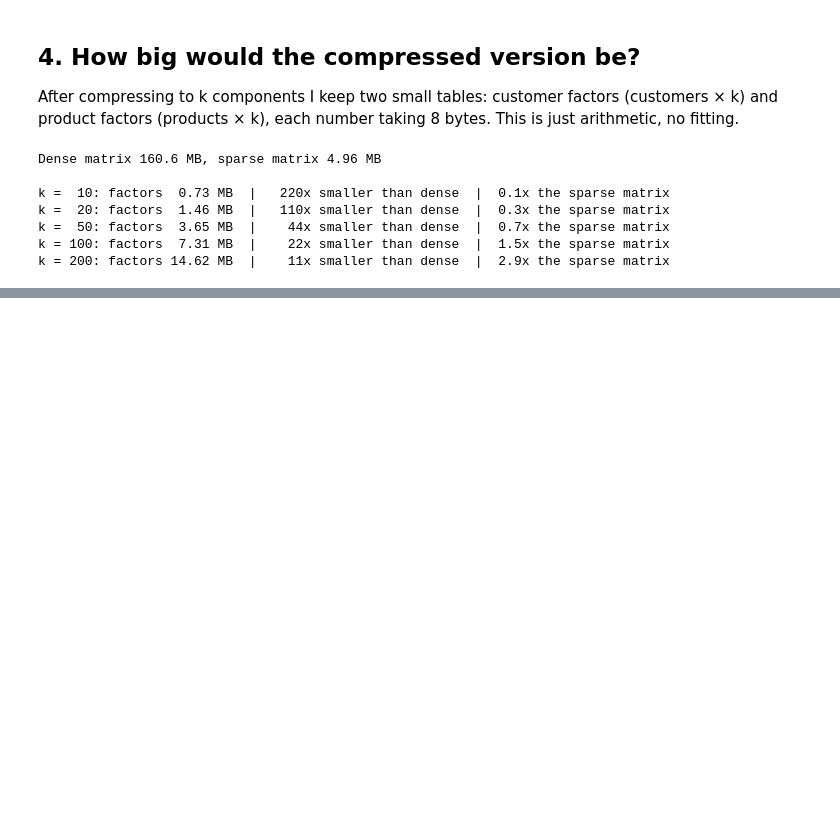
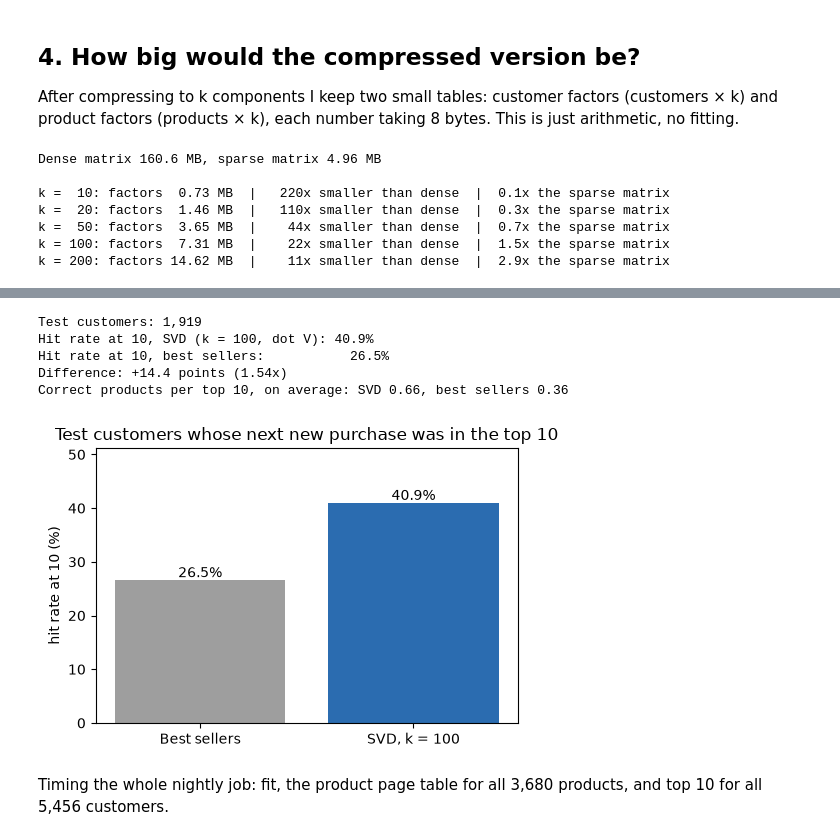
Before and after one commit to AchintyaShah25/MiniProj_Linear_Algebra, a Jupyter notebook: ML_Engineer.ipynb, the cells around one changed output, grey strips where cells are left out. Saved outputs shown, nothing was run; the diff lists cells and outputs as text; code cells hidden in the pictures; blank space fills up the shorter version.

```diff
--- a/ML_Engineer.ipynb
+++ b/ML_Engineer.ipynb
@@ -133,0 +359,17 @@ Fit `TruncatedSVD` for each k in `K_GRID` and plot reconstruction error against
+# %%
+t = time.perf_counter()
+svd = TruncatedSVD(n_components=K, random_state=SEED).fit(A)
+svd_fit_secs = time.perf_counter() - t
+P_box = normalize(svd.components_.T * svd.singular_values_)
+desc = products["Description"].str.strip().to_numpy()
+
+def similar(j, n=10):
+    s = P_box @ P_box[j]
+    s[j] = -np.inf
+    return np.argsort(-s)[:n]
+
+def recommend(rows, n=10):
+    return top_n(svd_scorer(svd, METHOD), A, np.asarray(rows), n=n)
+
+for j in products["n_customers"].nlargest(3).index:
+    print(f"{desc[j]}\n    also bought: " + "; ".join(desc[similar(j, 5)]))
@@ -133,0 +387,36 @@ Fit `TruncatedSVD` for each k in `K_GRID` and plot reconstruction error against
+# %%
+test_rows = np.sort(heldout["cust_row"].unique())
+test_truth = in_mat.groupby("cust_row")["prod_col"].apply(lambda s: set(s.astype(int))).to_dict()
+
+model_recs = recommend(test_rows)
+base_recs = top_n(popularity_scorer(A), A, test_rows)
+model_hr = hit_rate(model_recs, test_rows, test_truth)
+base_hr = hit_rate(base_recs, test_rows, test_truth)
+
+def correct_in_top10(recs):
+    return float(np.mean([len(test_truth.get(r, set()) & set(rec)) for r, rec in zip(test_rows, recs)]))
+
+print(f"Test customers: {len(test_rows):,}")
+print(f"Hit rate at 10, SVD (k = {K}, {METHOD}): {model_hr:.1%}")
+print(f"Hit rate at 10, best sellers:           {base_hr:.1%}")
+print(f"Difference: {100 * (model_hr - base_hr):+.1f} points ({model_hr / base_hr:.2f}x)")
+print(f"Correct products per top 10, on average: SVD {correct_in_top10(model_recs):.2f}, best sellers {correct_in_top10(base_recs):.2f}")
+# %% [output]
+Test customers: 1,919
+Hit rate at 10, SVD (k = 100, dot V): 40.9%
+Hit rate at 10, best sellers:           26.5%
+Difference: +14.4 points (1.54x)
+Correct products per top 10, on average: SVD 0.66, best sellers 0.36
+# %%
+fig, ax = plt.subplots(figsize=(5, 3.5))
+bars = ax.bar(["Best sellers", f"SVD, k = {K}"], [base_hr * 100, model_hr * 100], color=["#9e9e9e", "#2b6cb0"])
+ax.bar_label(bars, fmt="%.1f%%")
+ax.set(ylabel="hit rate at 10 (%)", title="Test customers whose next new purchase was in the top 10")
+ax.set_ylim(0, max(base_hr, model_hr) * 125)
+fig.tight_layout()
+fig.savefig("figures/hit_rate.png", dpi=150)
+plt.show()
+# %% [output]
+[figure, added]
+# %% [markdown]
+Timing the whole nightly job: fit, the product page table for all 3,680 products, and top 10 for all 5,456 customers.
```
Also changed, not shown: parts of 33 cells of this notebook, 8 other files.
